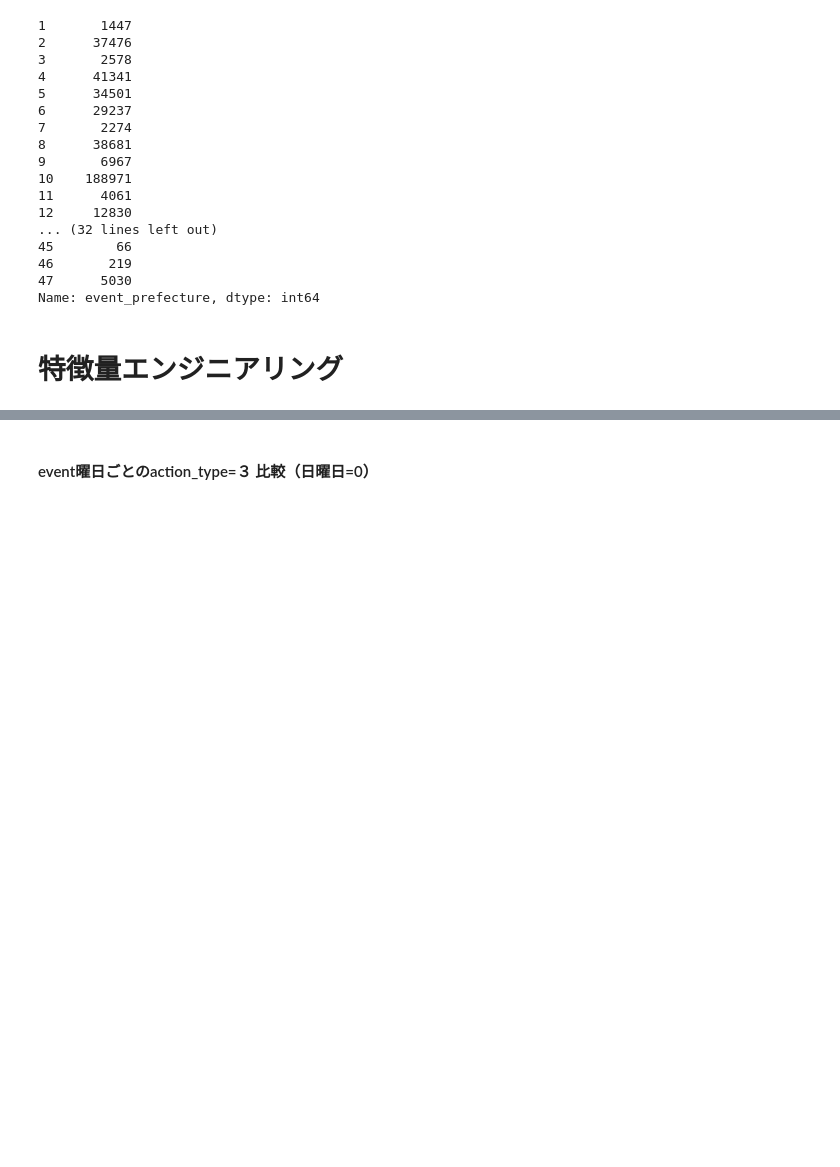
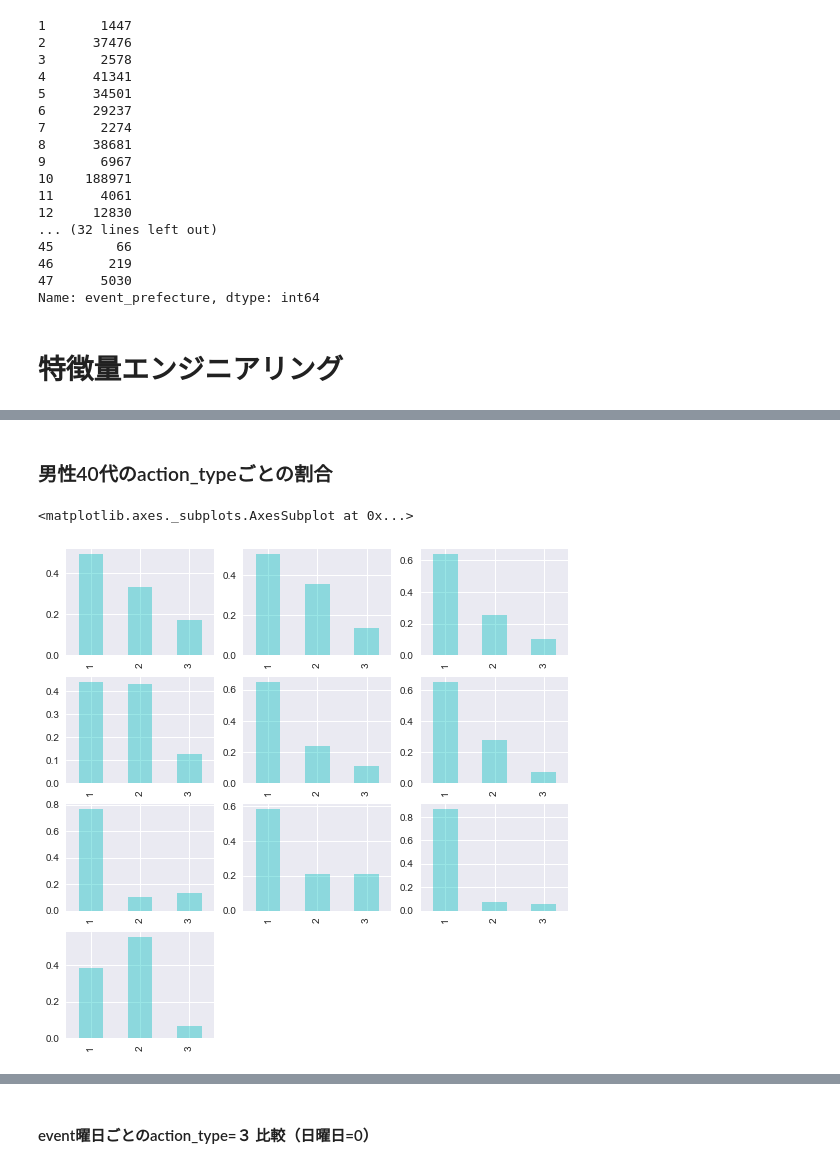
Before and after one commit to OhkaMLsemi/Machi_Kon, a Jupyter notebook: engineering.ipynb, the cells around one changed output, grey strips where cells are left out. Drawn from its saved outputs; the diff is of its cells as text; code cells hidden in the pictures; blank space fills up the shorter version.

```diff
--- a/engineering.ipynb
+++ b/engineering.ipynb
@@ -589,0 +558,46 @@ plt.legend(["male","female","all"]) # 凡例を表示
+# %% [markdown]
+### 男性40代のaction_typeごとの割合
+# %%
+fig = plt.figure(figsize=(9,9)) # figureオブジェクト作成
+plt.subplot(4,3,1)
+count_age40 = data_M40["action_type"].value_counts(dropna=False, normalize=True).sort_index()
+count_age40.plot(kind = "bar",color="c", alpha=.4)
+
+plt.subplot(4,3,2)
+count_age41 = data_M41["action_type"].value_counts(dropna=False, normalize=True).sort_index()
+count_age41.plot(kind = "bar",color="c", alpha=.4)
+
+plt.subplot(4,3,3)
+count_age42 = data_M42["action_type"].value_counts(dropna=False, normalize=True).sort_index()
+count_age42.plot(kind = "bar",color="c", alpha=.4)
+
+plt.subplot(4,3,4)
+count_age43 = data_M43["action_type"].value_counts(dropna=False, normalize=True).sort_index()
+count_age43.plot(kind = "bar",color="c", alpha=.4)
+
+plt.subplot(4,3,5)
+count_age44 = data_M44["action_type"].value_counts(dropna=False, normalize=True).sort_index()
+count_age44.plot(kind = "bar",color="c", alpha=.4)
+
+plt.subplot(4,3,6)
+count_age45 = data_M45["action_type"].value_counts(dropna=False, normalize=True).sort_index()
+count_age45.plot(kind = "bar",color="c", alpha=.4)
+
+plt.subplot(4,3,7)
+count_age46 = data_M46["action_type"].value_counts(dropna=False, normalize=True).sort_index()
+count_age46.plot(kind = "bar",color="c", alpha=.4)
+
+plt.subplot(4,3,8)
+count_age47 = data_M47["action_type"].value_counts(dropna=False, normalize=True).sort_index()
+count_age47.plot(kind = "bar",color="c", alpha=.4)
+
+plt.subplot(4,3,9)
+count_age48 = data_M48["action_type"].value_counts(dropna=False, normalize=True).sort_index()
+count_age48.plot(kind = "bar",color="c", alpha=.4)
+
+plt.subplot(4,3,10)
+count_age49 = data_M49["action_type"].value_counts(dropna=False, normalize=True).sort_index()
+count_age49.plot(kind = "bar",color="c", alpha=.4)
+# %% [output]
+<matplotlib.axes._subplots.AxesSubplot at 0x...>
+[figure, added]
```
Also changed, not shown: parts of 108 cells of this notebook.
